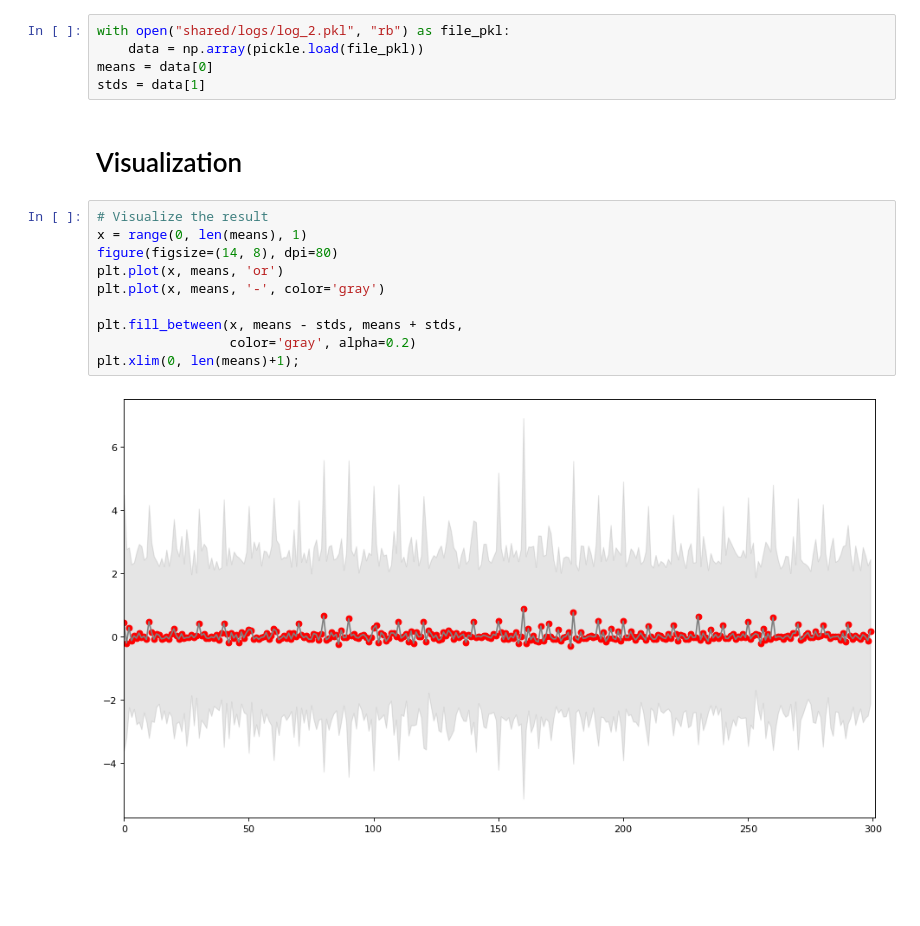
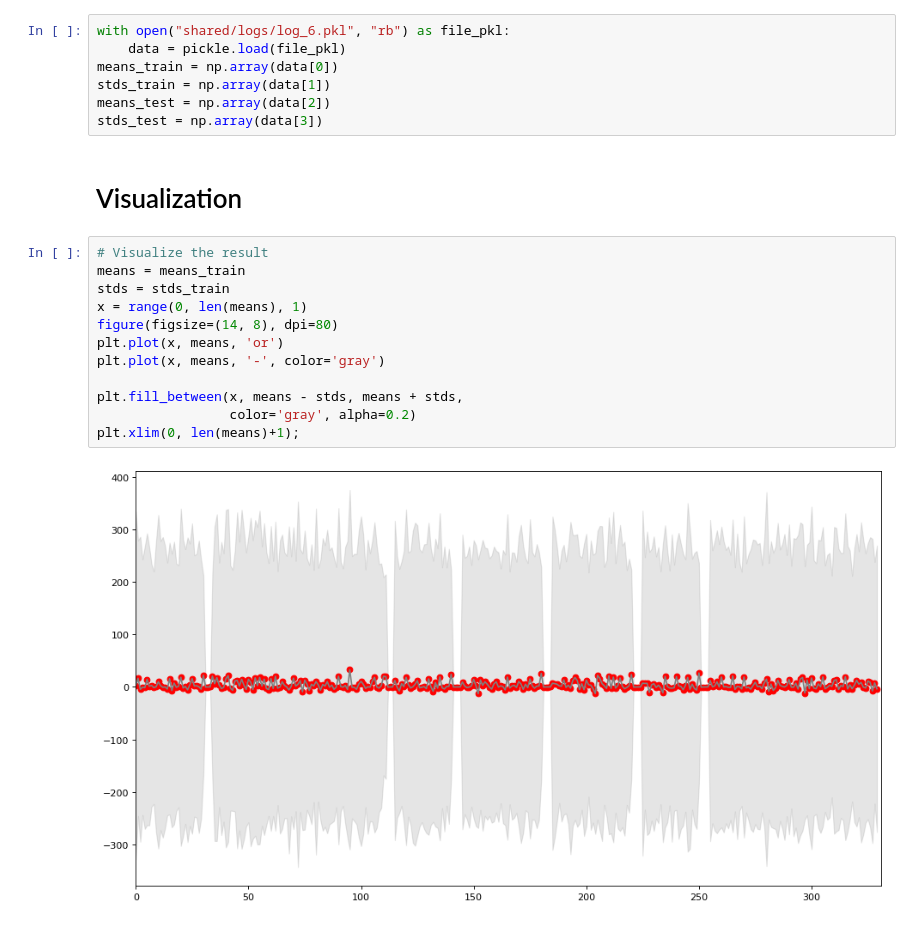
Before and after one commit to carlo98/precision_landing_shaping_RL, a Jupyter notebook: Log Analysis.ipynb, the cells around one changed output. Cells and saved outputs as stored; diff of their text form; blank space fills up the shorter version.

```diff
--- a/Log Analysis.ipynb
+++ b/Log Analysis.ipynb
@@ -9,21 +9,25 @@ from matplotlib.pyplot import figure
 # %% [markdown]
 # Dataframe Creation
 # %%
-with open("shared/logs/log_2.pkl", "rb") as file_pkl:
-    data = np.array(pickle.load(file_pkl))
-means = data[0]
-stds = data[1]
+with open("shared/logs/log_6.pkl", "rb") as file_pkl:
+    data = pickle.load(file_pkl)
+means_train = np.array(data[0])
+stds_train = np.array(data[1])
+means_test = np.array(data[2])
+stds_test = np.array(data[3])
 # %% [markdown]
 # Visualization
 # %%
 # Visualize the result
+means = means_train
+stds = stds_train
 x = range(0, len(means), 1)
 figure(figsize=(14, 8), dpi=80)
 plt.plot(x, means, 'or')
 plt.plot(x, means, '-', color='gray')
 
 plt.fill_between(x, means - stds, means + stds,
                  color='gray', alpha=0.2)
 plt.xlim(0, len(means)+1);
 # %% [output]
-[figure, old version]
+[figure, new version]
```
Also changed, not shown: parts of 1 cell of this notebook, 12 other files.
